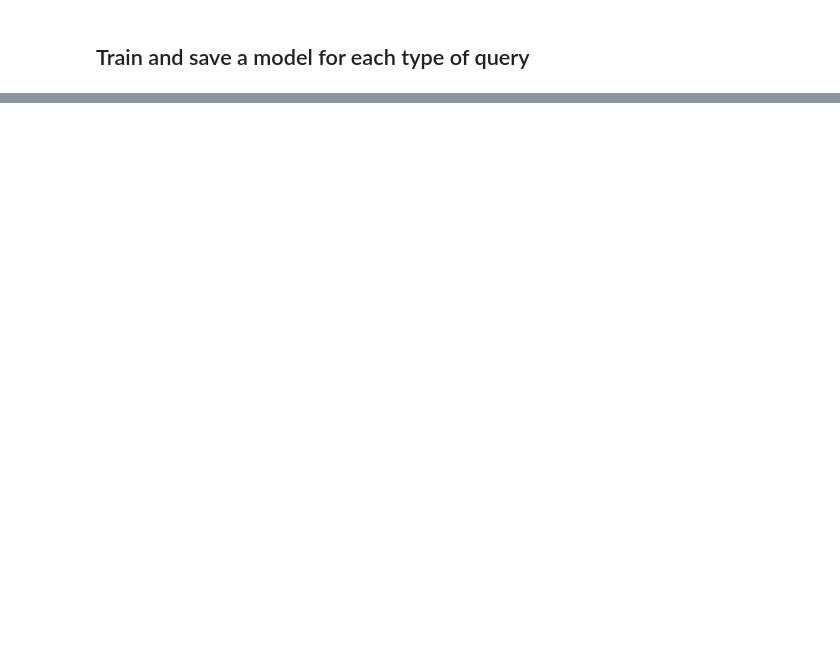
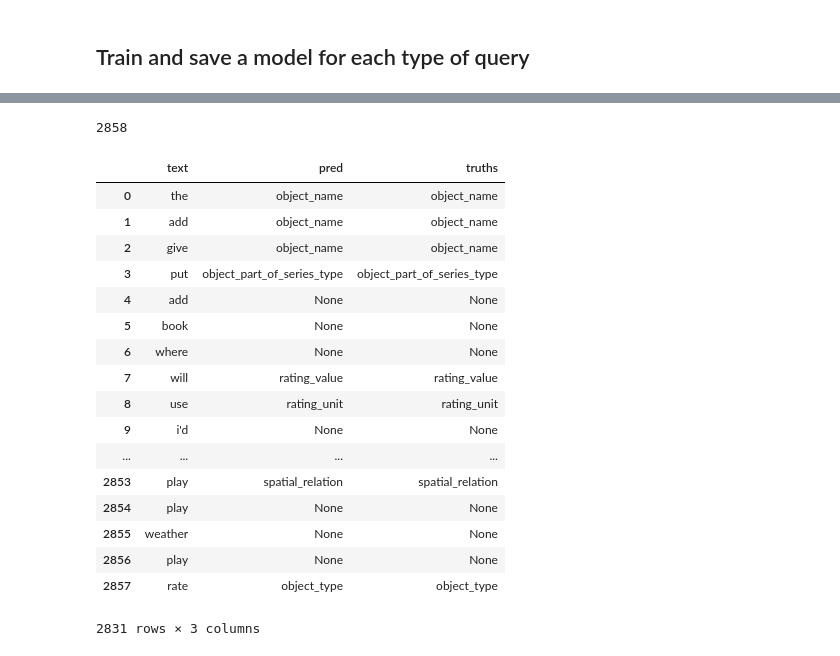
Before and after one commit to acdesaintefoy/NLP, a Jupyter notebook: slot_filling/notebooks/random_fields.ipynb, the cells around one changed output, grey strips where cells are left out. Saved outputs shown, nothing was run; the diff lists cells and outputs as text; code cells hidden in the pictures; blank space fills up the shorter version.

```diff
--- a/slot_filling/notebooks/random_fields.ipynb
+++ b/slot_filling/notebooks/random_fields.ipynb
@@ -157,0 +174,11 @@ c2: 0.010000
+# %%
+random_fields.correspondance[0]
+future_df = []
+for query_id, query in enumerate(random_fields.correspondance):
+    sentence = query[0]
+    truths = query[1]
+    predictions = query[2]
+    for word, truth_entity, entity_pred in zip(sentence,truths, predictions):
+        row={}
+        row ={"query_id":query_id, "word":word, "truth_entity":truth_entity,"entity_pred":entity_pred}
+        future_df.append(row)
@@ -157,0 +203,40 @@ c2: 0.010000
+# %%
+def extract_words_from_X(X):
+    words = []
+    for features in X:
+        word = features[1]
+        word = word.replace('word.lower=','')
+        words.append(word)
+    return words
+# %%
+tryed = pd.Series(random_fields.X_test).map(extract_words_from_X)
+# %%
+new=pd.DataFrame(index=range(2858))
+new["text"] = tryed
+new["pred"] = pd.Series(random_fields.predictions)
+new["truths"] = pd.Series(random_fields.truths)
+# %%
+len(new)
+# %% [output]
+2858
+# %%
+new[new.pred == new.truths]
+# %% [output]
+|  | text | pred | truths |
+| 0 | the | object_name | object_name |
+| 1 | add | object_name | object_name |
+| 2 | give | object_name | object_name |
+| 3 | put | object_part_of_series_type | object_part_of_series_type |
+| 4 | add | None | None |
+| 5 | book | None | None |
+| 6 | where | None | None |
+| 7 | will | rating_value | rating_value |
+| 8 | use | rating_unit | rating_unit |
+| 9 | i'd | None | None |
+| ... | ... | ... | ... |
+| 2853 | play | spatial_relation | spatial_relation |
+| 2854 | play | None | None |
+| 2855 | weather | None | None |
+| 2856 | play | None | None |
+| 2857 | rate | object_type | object_type |
+2831 rows × 3 columns
```
Also changed, not shown: parts of 19 cells of this notebook, 5 other files.
